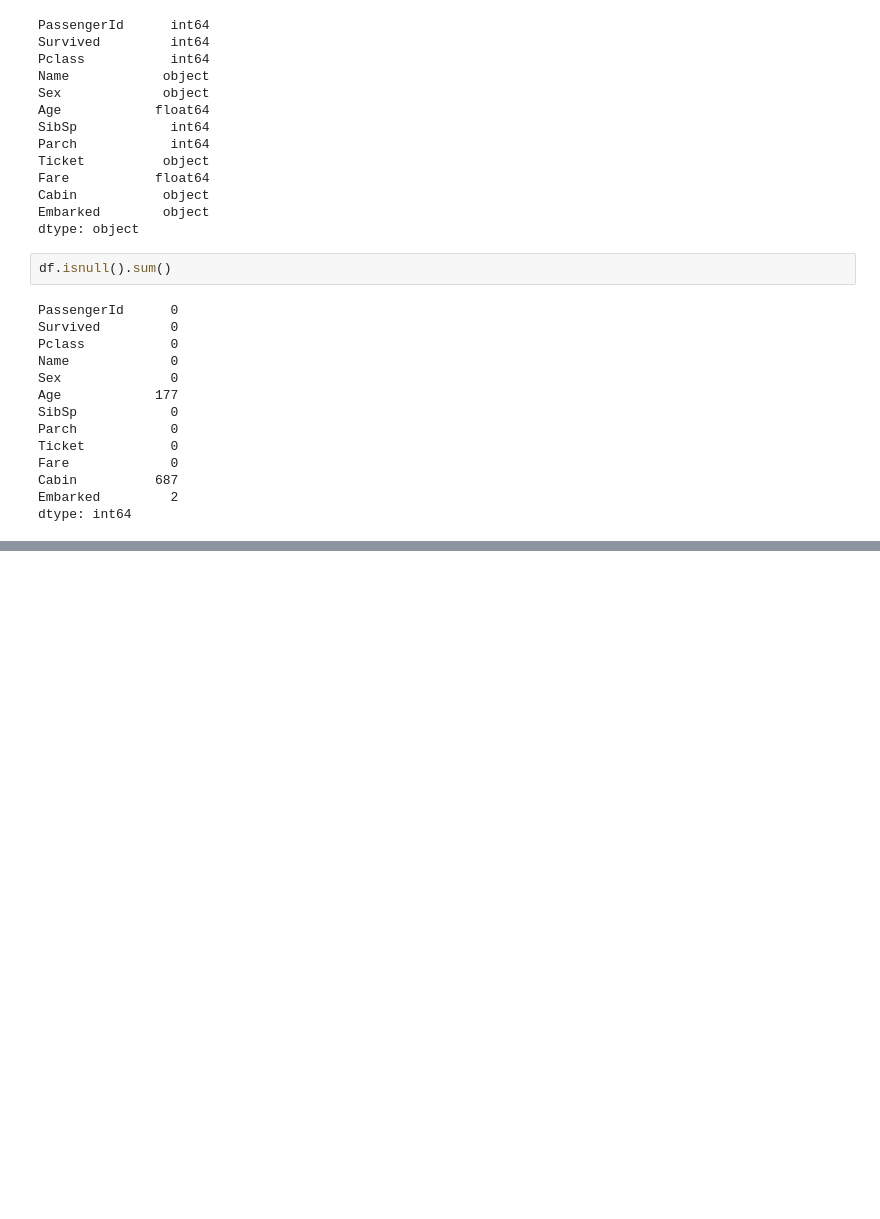
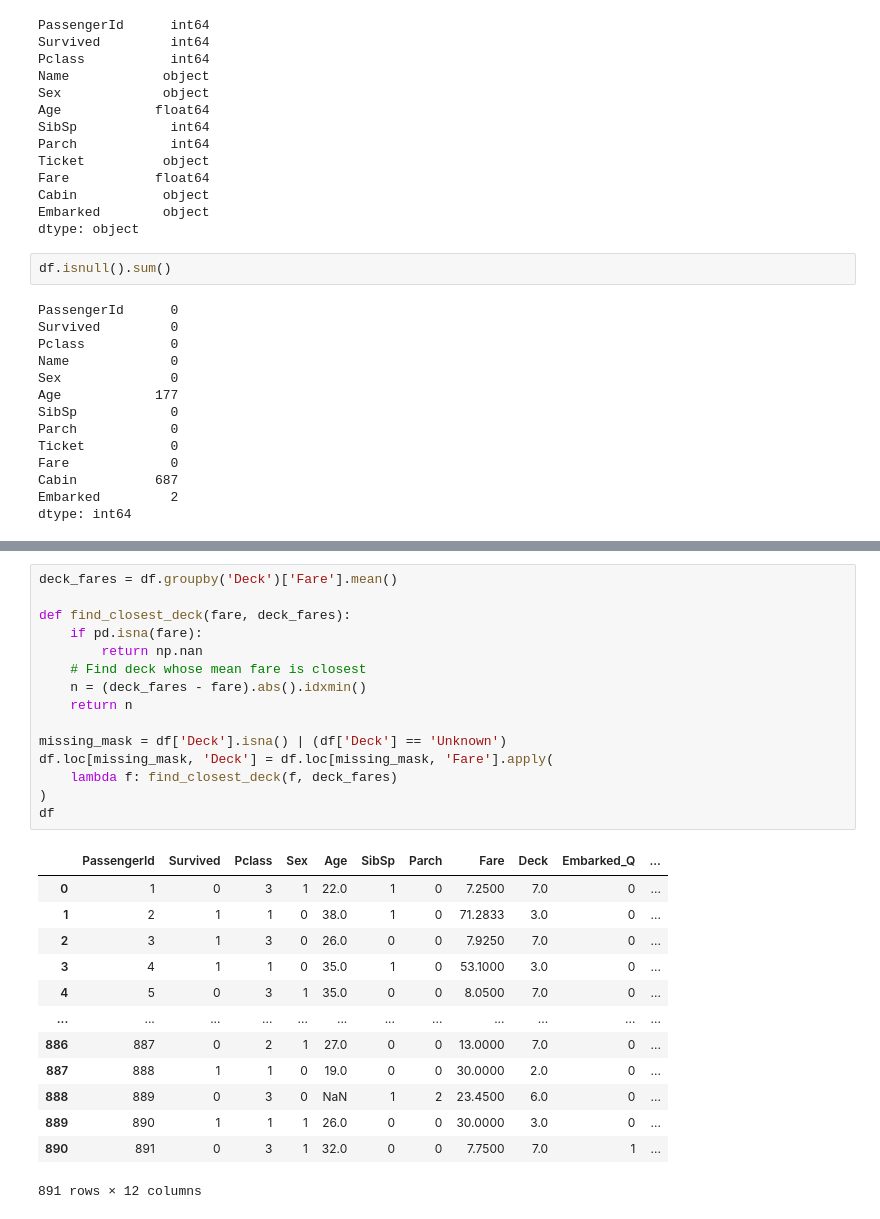
Before and after one commit to jacksonjgee/SVM-Titanic, a Jupyter notebook: SVM-Titanic.ipynb, the cells around one changed output, grey strips where cells are left out. Saved outputs shown, nothing was run; the diff lists cells and outputs as text; blank space fills up the shorter version.

```diff
--- a/SVM-Titanic.ipynb
+++ b/SVM-Titanic.ipynb
@@ -171,0 +214,29 @@ Name: Survived, dtype: float64
+# %%
+deck_fares = df.groupby('Deck')['Fare'].mean()
+
+def find_closest_deck(fare, deck_fares):
+    if pd.isna(fare):
+        return np.nan
+    # Find deck whose mean fare is closest
+    n = (deck_fares - fare).abs().idxmin()
+    return n
+
+missing_mask = df['Deck'].isna() | (df['Deck'] == 'Unknown')
+df.loc[missing_mask, 'Deck'] = df.loc[missing_mask, 'Fare'].apply(
+    lambda f: find_closest_deck(f, deck_fares)
+)
+df
+# %% [output]
+|  | PassengerId | Survived | Pclass | Sex | Age | SibSp | Parch | Fare | Deck | Embarked_Q | ... |
+| 0 | 1 | 0 | 3 | 1 | 22.0 | 1 | 0 | 7.2500 | 7.0 | 0 | ... |
+| 1 | 2 | 1 | 1 | 0 | 38.0 | 1 | 0 | 71.2833 | 3.0 | 0 | ... |
+| 2 | 3 | 1 | 3 | 0 | 26.0 | 0 | 0 | 7.9250 | 7.0 | 0 | ... |
+| 3 | 4 | 1 | 1 | 0 | 35.0 | 1 | 0 | 53.1000 | 3.0 | 0 | ... |
+| 4 | 5 | 0 | 3 | 1 | 35.0 | 0 | 0 | 8.0500 | 7.0 | 0 | ... |
+| ... | ... | ... | ... | ... | ... | ... | ... | ... | ... | ... | ... |
+| 886 | 887 | 0 | 2 | 1 | 27.0 | 0 | 0 | 13.0000 | 7.0 | 0 | ... |
+| 887 | 888 | 1 | 1 | 0 | 19.0 | 0 | 0 | 30.0000 | 2.0 | 0 | ... |
+| 888 | 889 | 0 | 3 | 0 | NaN | 1 | 2 | 23.4500 | 6.0 | 0 | ... |
+| 889 | 890 | 1 | 1 | 1 | 26.0 | 0 | 0 | 30.0000 | 3.0 | 0 | ... |
+| 890 | 891 | 0 | 3 | 1 | 32.0 | 0 | 0 | 7.7500 | 7.0 | 1 | ... |
+891 rows × 12 columns
```
Also changed, not shown: parts of 17 cells of this notebook, 1 other file.
